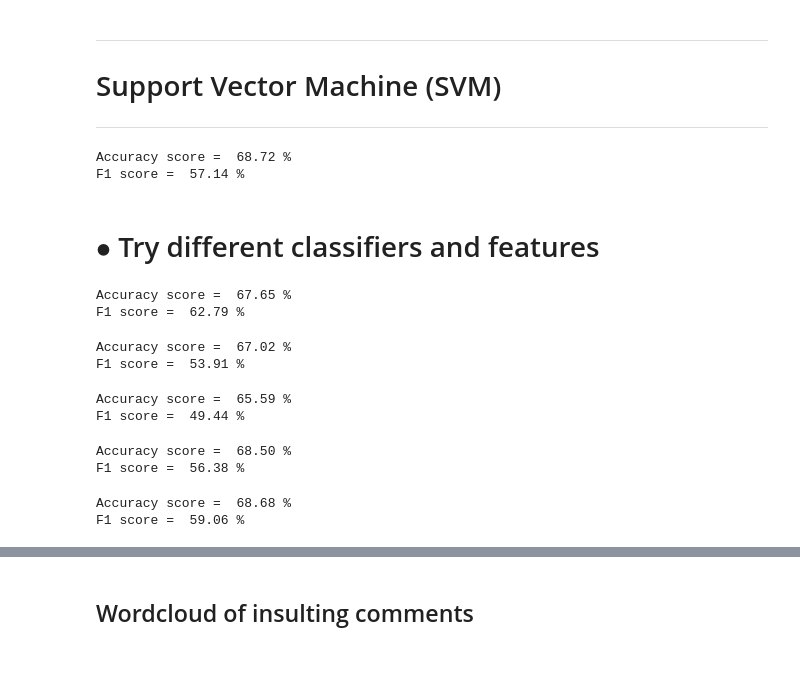
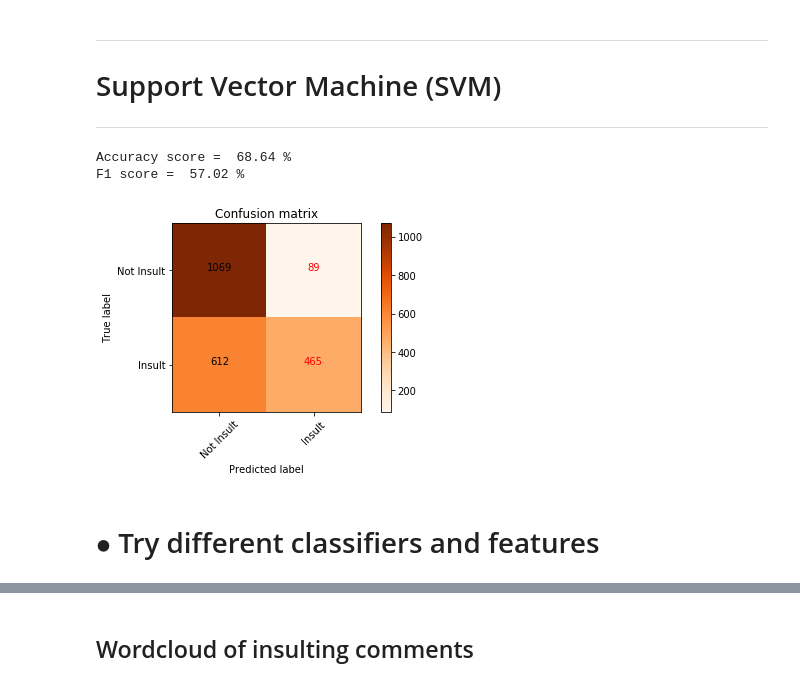
Before and after one commit to Myrto-Iglezou/Comment-Classifier, a Jupyter notebook: project3.ipynb, the cells around one changed output, grey strips where cells are left out. Saved outputs shown, nothing was run; the diff lists cells and outputs as text; code cells hidden in the pictures.

```diff
--- a/project3.ipynb
+++ b/project3.ipynb
@@ -389,11 +442,14 @@ F1 score =  49.65 %
 ---
 # %%
 from sklearn import svm
-# Best accuracy score
+
 classifier(svm.SVC(C=1,kernel='linear',gamma=1),X_train,y_train,X_test,y_test) # 3rd step to improve score - fix parameters
+
+statdf = addToStat(statdf,svm.SVC(C=1,kernel='linear',gamma=1),X_train,y_train,X_test,y_test,"PoS + Tf-Idf","SVC(C=1,kernel='linear',gamma=1)")
 # %% [output]
-Accuracy score =  68.72 %
-F1 score =  57.14 %
+Accuracy score =  68.64 %
+F1 score =  57.02 %
+[figure, added]
 # %% [markdown]
 # $\bullet$  Try different classifiers and features
 # %%
@@ -402,32 +458,17 @@ count_train,count_test = vectorizeData(x_train,x_test,CountVectorizer(max_df=1.0
 count_train = count_train.toarray()
 count_test = count_test.toarray()
 # %%
-# Multinomial - count vectorizer
-classifier(MultinomialNB(alpha=0.1),count_train, y_train,count_test,y_test)
+# Multinomial - count vectorizer - Best F1 score
+statdf = addToStat(statdf,MultinomialNB(alpha=0.1),count_train, y_train,count_test,y_test,"BoW","MultinomialNB(alpha=0.1)")
-# %% [output]
-Accuracy score =  67.65 %
-F1 score =  62.79 %
 # %%
 # Random Forest - tfidf vectorizer
-classifier(RandomForestClassifier(n_estimators=100,criterion='gini'),tfidf_train,y_train,tfidf_test,y_test)
+statdf = addToStat(statdf,RandomForestClassifier(n_estimators=100,criterion='gini'),tfidf_train,y_train,tfidf_test,y_test,"Tf-Idf","RandomForestClassifier(n_estimators=100,criterion='gini')")
-# %% [output]
-Accuracy score =  67.02 %
-F1 score =  53.91 %
 # %%
 # Random Forest - count vectorizer
-classifier(RandomForestClassifier(n_estimators=100,criterion='gini'),count_train,y_train,count_test,y_test)
+statdf = addToStat(statdf,RandomForestClassifier(n_estimators=100,criterion='gini'),count_train,y_train,count_test,y_test,"BoW","RandomForestClassifier(n_estimators=100,criterion='gini')")
-# %% [output]
-Accuracy score =  65.59 %
-F1 score =  49.44 %
 # %%
 # SVM - tfidf vectorizer
-classifier(svm.SVC(C=1,kernel='linear',gamma=1),tfidf_train,y_train,tfidf_test,y_test)
+statdf = addToStat(statdf,svm.SVC(C=1,kernel='linear',gamma=1),tfidf_train,y_train,tfidf_test,y_test,"Tf-Idf","SVC(C=1,kernel='linear',gamma=1)")
-# %% [output]
-Accuracy score =  68.50 %
-F1 score =  56.38 %
 # %%
-# SVM Forest - count vectorizer - Best F1 score
-classifier(svm.SVC(C=1,kernel='linear',gamma=1),count_train,y_train,count_test,y_test)
+# SVM Forest - count vectorizer - Best accuracy score
+statdf = addToStat(statdf,svm.SVC(C=1,kernel='linear',gamma=1),count_train,y_train,count_test,y_test,"BoW","SVC(C=1,kernel='linear',gamma=1)")
-# %% [output]
-Accuracy score =  68.68 %
-F1 score =  59.06 %
```
Also changed, not shown: parts of 17 cells of this notebook.
